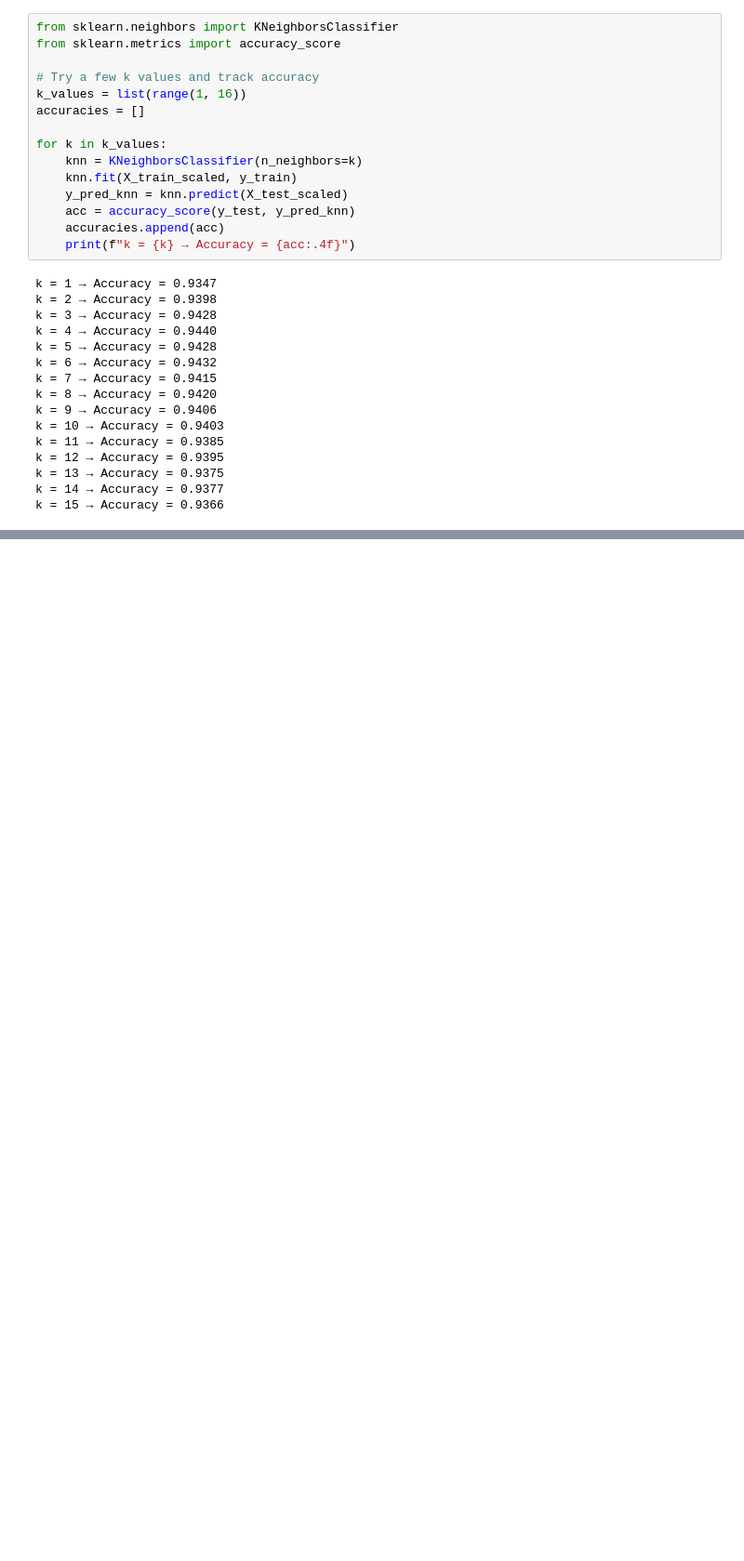
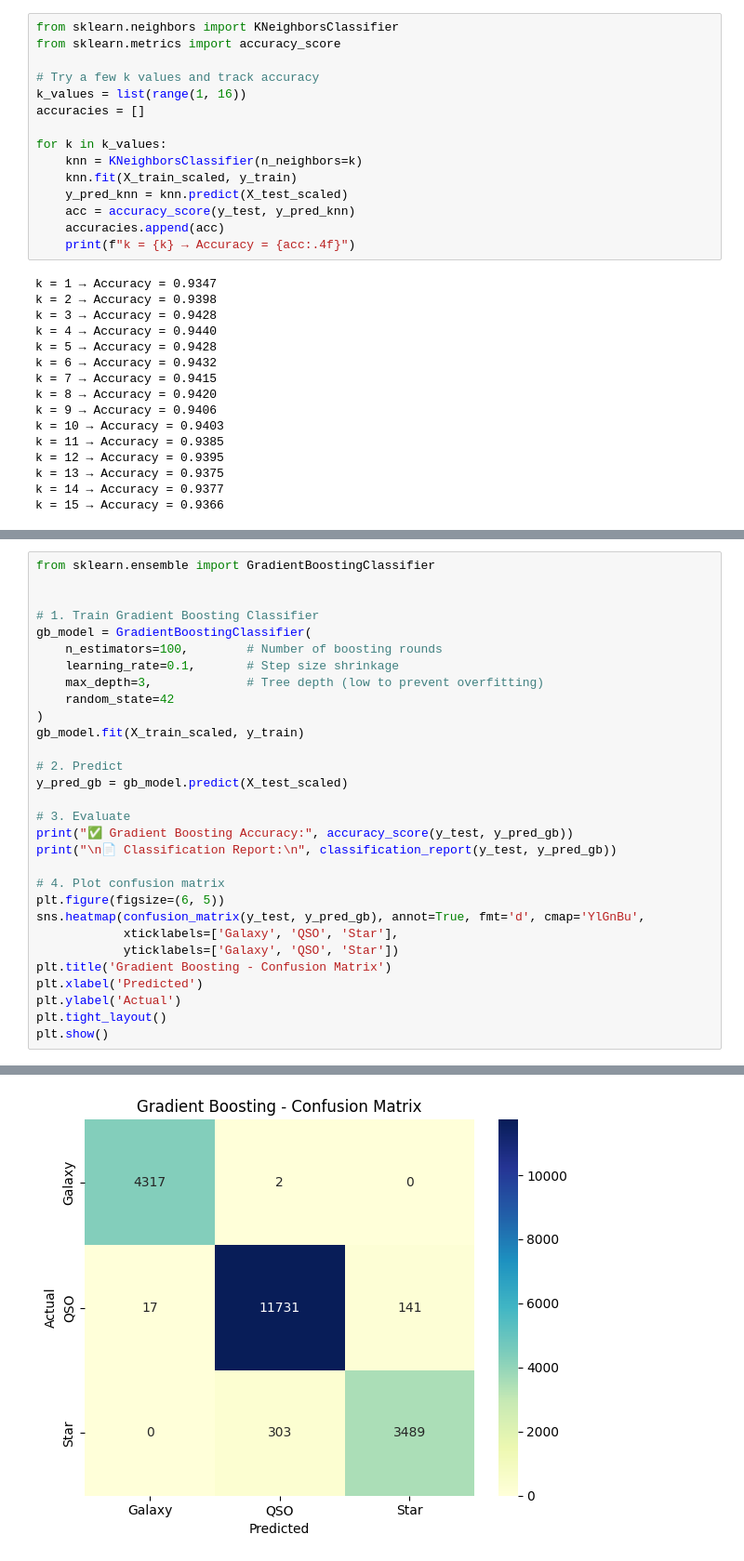
Before and after one commit to apekshakashyap17/Capstone_StellarAstro_ML, a Jupyter notebook: Firstnotebook.ipynb, the cells around one changed output, grey strips where cells are left out. Shown at 93% size. Drawn from its saved outputs; the diff is of its cells as text; blank space fills up the shorter version.

```diff
--- a/Firstnotebook.ipynb
+++ b/Firstnotebook.ipynb
@@ -685,0 +747,31 @@ weighted avg       0.95      0.94      0.94     20000
+# %%
+from sklearn.ensemble import GradientBoostingClassifier
+
+
+# 1. Train Gradient Boosting Classifier
+gb_model = GradientBoostingClassifier(
+    n_estimators=100,        # Number of boosting rounds
+    learning_rate=0.1,       # Step size shrinkage
+    max_depth=3,             # Tree depth (low to prevent overfitting)
+    random_state=42
+)
+gb_model.fit(X_train_scaled, y_train)
+
+# 2. Predict
+y_pred_gb = gb_model.predict(X_test_scaled)
+
+# 3. Evaluate
+print("✅ Gradient Boosting Accuracy:", accuracy_score(y_test, y_pred_gb))
+print("\n📄 Classification Report:\n", classification_report(y_test, y_pred_gb))
+
+# 4. Plot confusion matrix
+plt.figure(figsize=(6, 5))
+sns.heatmap(confusion_matrix(y_test, y_pred_gb), annot=True, fmt='d', cmap='YlGnBu',
+            xticklabels=['Galaxy', 'QSO', 'Star'],
+            yticklabels=['Galaxy', 'QSO', 'Star'])
+plt.title('Gradient Boosting - Confusion Matrix')
+plt.xlabel('Predicted')
+plt.ylabel('Actual')
+plt.tight_layout()
+plt.show()
+# %% [output]
@@ -685,0 +790 @@ weighted avg       0.95      0.94      0.94     20000
+[figure, added]
```
Also changed, not shown: parts of 8 cells of this notebook.
